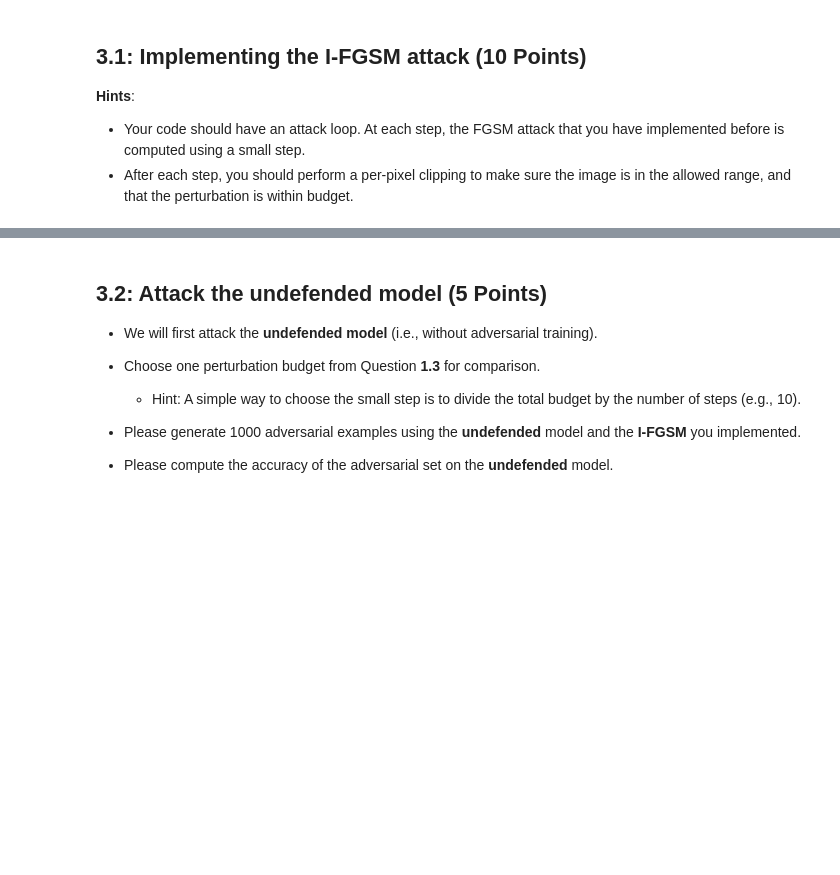
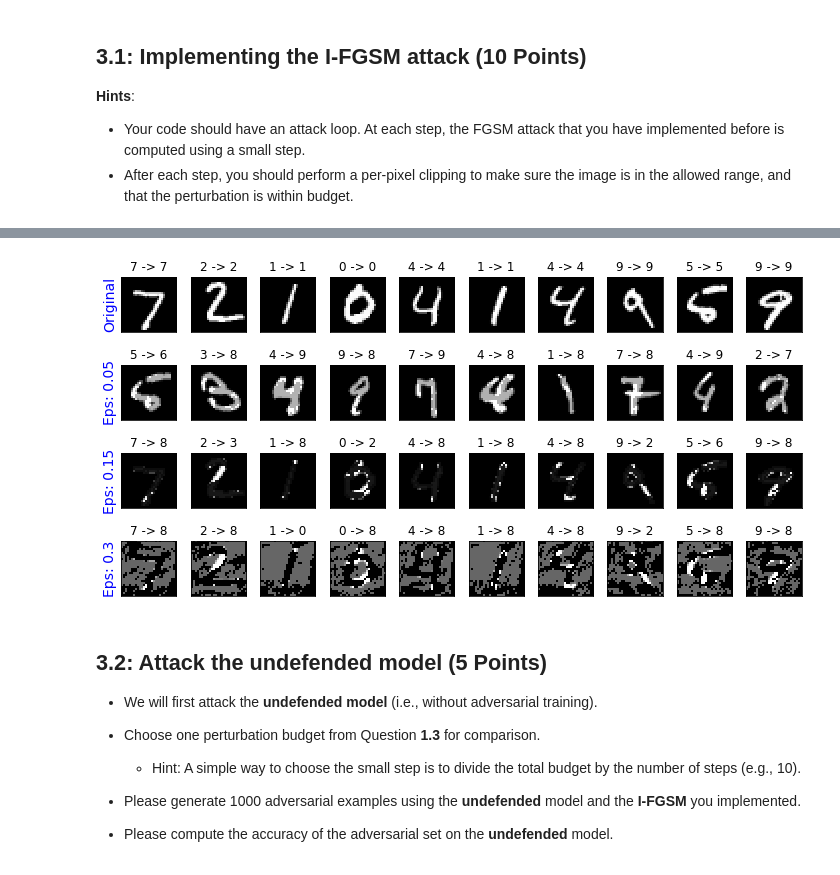
Before and after one commit to manuelaceron/ML-in-Cybersecurity, a Jupyter notebook: Evasion attack/2021_11_12_Task_02.ipynb, the cells around one changed output, grey strips where cells are left out. Saved outputs shown, nothing was run; the diff lists cells and outputs as text; code cells hidden in the pictures; blank space fills up the shorter version.

```diff
--- a/Evasion attack/2021_11_12_Task_02.ipynb
+++ b/Evasion attack/2021_11_12_Task_02.ipynb
@@ -157,18 +157,18 @@ If you have the saved checkpoint from task 1, you can load it directly. But plea
 print('Epoch %d, Train acc: %f, Test acc: %f' % (epoch, train_acc, test_acc))
 # %%
 # (1) Load test data
-
+batch_size = 2000
 root = './data'
 if not os.path.exists(root):
     os.mkdir(root)
-#trans = transforms.Compose([transforms.ToTensor(), transforms.Normalize((0.5,), (1.0,))])
+trans = transforms.Compose([transforms.ToTensor(), transforms.Normalize((0.5,), (1.0,))])
 
-trans = transforms.Compose([transforms.ToTensor(), transforms.Compose([transforms.ToTensor()]) ])
+#trans = transforms.Compose([transforms.ToTensor(), transforms.Compose([transforms.ToTensor()]) ])
 
 
 # if not exist, download mnist dataset
 test_dataset = torchvision.datasets.MNIST(root=root, train=False, transform=trans, download=True) #this
-test_loader = torch.utils.data.DataLoader(dataset=test_dataset, batch_size=1, shuffle=False)
+test_loader = torch.utils.data.DataLoader(dataset=test_dataset, batch_size=batch_size, shuffle=False)
 
 
 print(len(test_loader.dataset))
@@ -267,11 +289,8 @@ def test_or(test_loader_nn,model):
 # %%
 # (5) Evaluate model
-original_img = []
 
-test_loader,original, test_acc = test_or(test_loader,model)
 
-for image, data in test_loader:
-  original_img.append(image)
+test_loader,original, or_image, test_acc = test_or(test_loader,model)
 # %% [output]
 Accuracy of the network on the 10000 test images: 98.63 %
 # %% [markdown]
@@ -405,7 +432,7 @@ count = 0
 nsamples = 10
 
 plt.figure(figsize=(10,5))
-for i in range(d):
+for i in range(len(epsilons)+1):
 
     for j in range(nsamples):
         count += 1
@@ -414,7 +441,7 @@ for i in range(d):
         plt.yticks([], [])
 
         if i == 0:
-          plt.imshow(original_img[j].squeeze(), cmap="gray")
+          plt.imshow(or_image[j].squeeze(), cmap="gray")
           plt.title("{} -> {}".format(original[j][0], original[j][1]))
           if j == 0:
              plt.ylabel("Original", fontsize=14, color = 'b')
@@ -545,3 +840,33 @@ print('Accuracy on the higher-budget adversarial samples (FGSM) after defense %.
+# %%
+count = 0
+nsamples = 10
+
+plt.figure(figsize=(10,5))
+for i in range(len(epsilons)+1):
+
+    for j in range(nsamples):
+        count += 1
+        plt.subplot(len(epsilons)+1,nsamples,count)
+        plt.xticks([], [])
+        plt.yticks([], [])
+
+        if i == 0:
+          plt.imshow(or_image[j].squeeze(), cmap="gray")
+          plt.title("{} -> {}".format(original[j][0], original[j][1]))
+          if j == 0:
+             plt.ylabel("Original", fontsize=14, color = 'b')
+
+        else:
+          orig,adv,ex = i_adv_samples[i-1][j]
+          plt.title("{} -> {}".format(orig, adv))
+          plt.imshow(ex, cmap="gray")
+          if j == 0:
+            plt.ylabel("Eps: {}".format(epsilons[i-1]), fontsize=14, color = 'b')
+
+plt.tight_layout()
+plt.show()
+# %% [output]
+[figure, added]
 # %% [markdown]
 ## 3.2: Attack the undefended model (5 Points)
 
```
Also changed, not shown: parts of 9 cells of this notebook.
